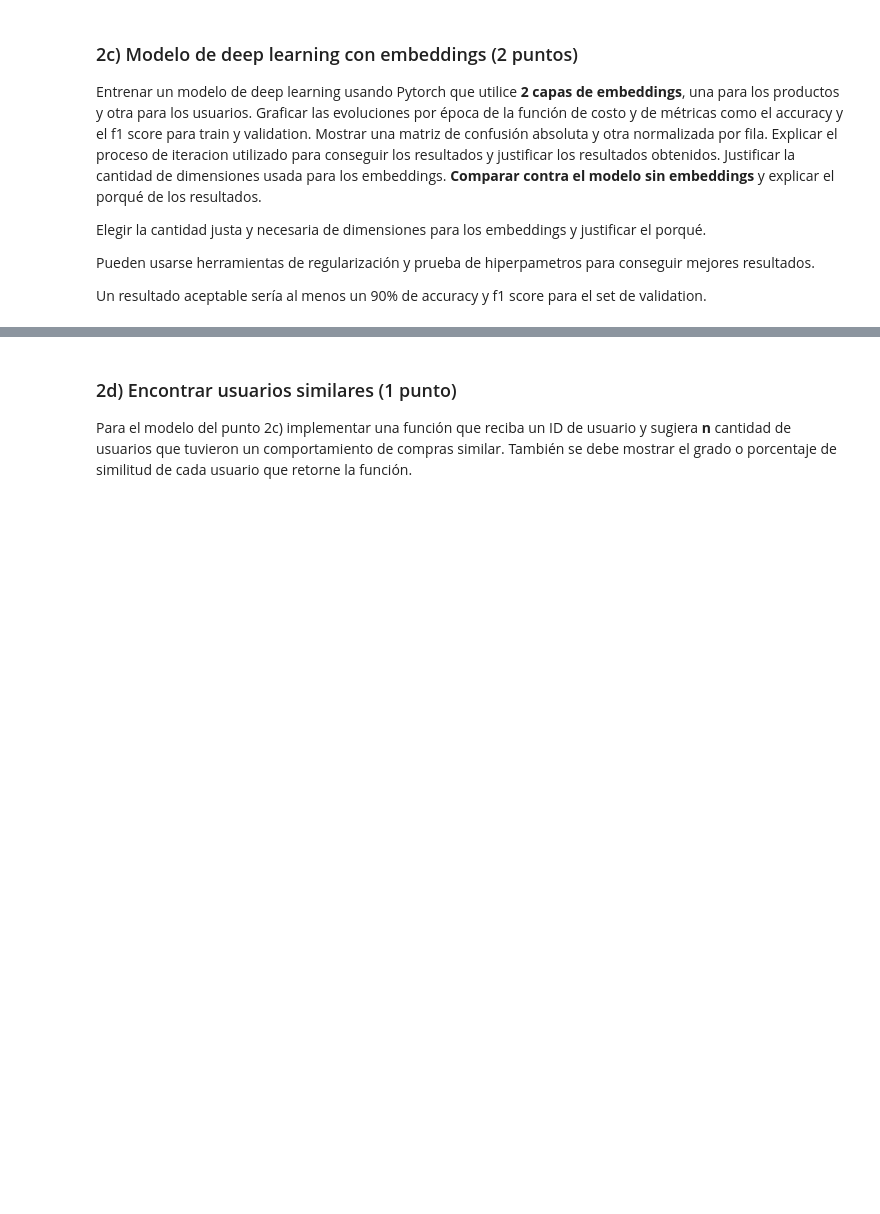
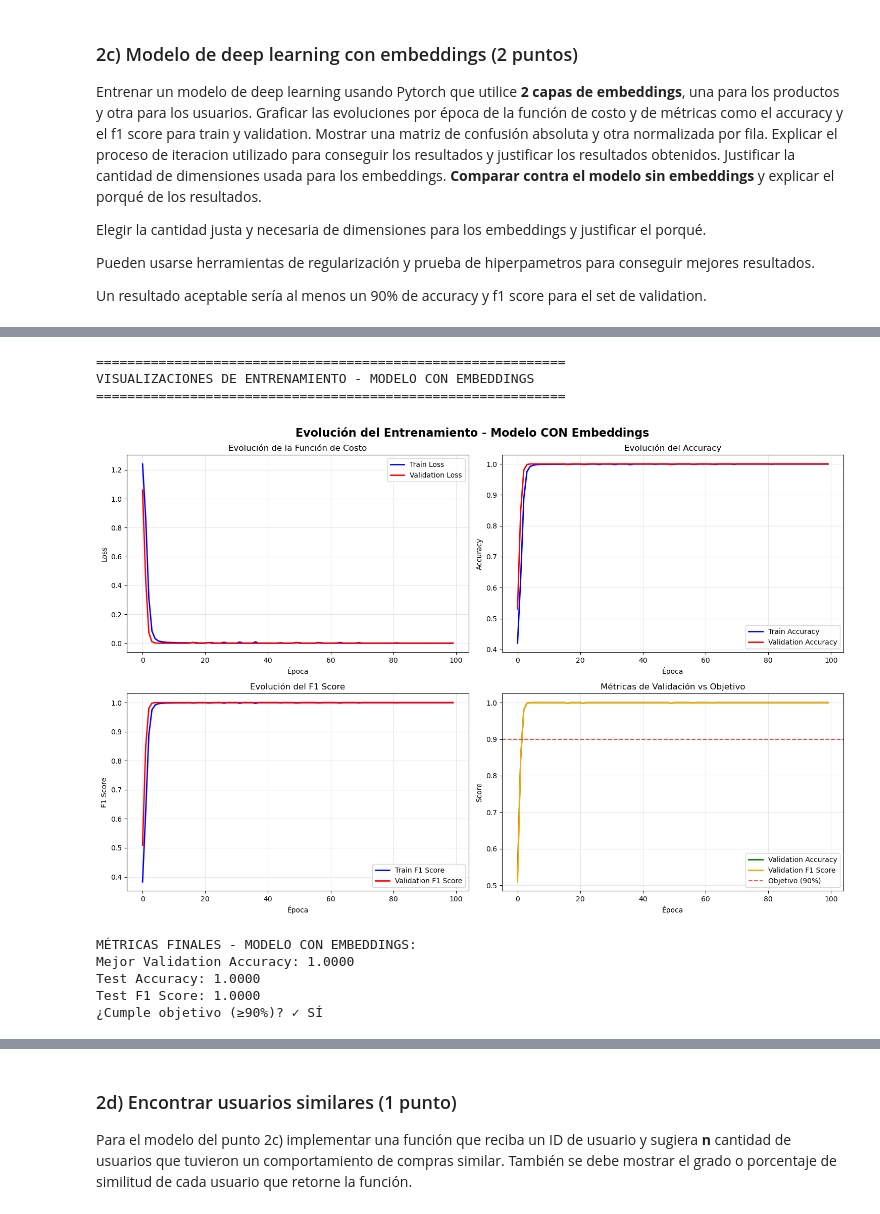
Before and after one commit to joniborda/AprendizajeProfundo, a Jupyter notebook: BORDA_JONATHAN_MATIAS_DL_TP1_Co21-new.ipynb, the cells around one changed output, grey strips where cells are left out. Cells and saved outputs as stored; diff of their text form; code cells hidden in the pictures; blank space fills up the shorter version.

```diff
--- a/BORDA_JONATHAN_MATIAS_DL_TP1_Co21-new.ipynb
+++ b/BORDA_JONATHAN_MATIAS_DL_TP1_Co21-new.ipynb
@@ -1100,7 +1091,6 @@ Validation batches: 143
 Test batches: 143
 Batch size: 256
 # %%
-# Definir arquitectura de la red neuronal
 class CustomerClassifier(nn.Module):
     def __init__(self, input_size, hidden_sizes, num_classes, dropout_rate=0.3):
         super(CustomerClassifier, self).__init__()
@@ -1108,7 +1098,7 @@ class CustomerClassifier(nn.Module):
         layers = []
         prev_size = input_size
 
-        # Crear capas ocultas
+        # Capas ocultas
         for hidden_size in hidden_sizes:
             layers.append(nn.Linear(prev_size, hidden_size))
             layers.append(nn.BatchNorm1d(hidden_size))
@@ -1131,7 +1121,7 @@ def create_model(input_size, hidden_sizes, num_classes, dropout_rate=0.3):
 def train_model(model, train_loader, val_loader, num_epochs, learning_rate, weight_decay=1e-4):
     criterion = nn.CrossEntropyLoss()
     optimizer = optim.Adam(model.parameters(), lr=learning_rate, weight_decay=weight_decay)
-    scheduler = optim.lr_scheduler.ReduceLROnPlateau(optimizer, mode='min', factor=0.5, patience=10, verbose=True)
+    scheduler = optim.lr_scheduler.ReduceLROnPlateau(optimizer, mode='min', factor=0.5, patience=10)
 
     train_losses = []
     val_losses = []
@@ -1181,7 +1171,6 @@ def train_model(model, train_loader, val_loader, num_epochs, learning_rate, weig
                 val_preds.extend(predicted.cpu().numpy())
                 val_targets.extend(batch_labels.cpu().numpy())
 
-        # Calcular métricas
         train_loss /= len(train_loader)
         val_loss /= len(val_loader)
 
@@ -1191,7 +1180,6 @@ def train_model(model, train_loader, val_loader, num_epochs, learning_rate, weig
         train_f1 = f1_score(train_targets, train_preds, average='weighted')
         val_f1 = f1_score(val_targets, val_preds, average='weighted')
 
-        # Guardar métricas
         train_losses.append(train_loss)
         val_losses.append(val_loss)
         train_accuracies.append(train_acc)
@@ -1199,12 +1187,11 @@ def train_model(model, train_loader, val_loader, num_epochs, learning_rate, weig
         train_f1_scores.append(train_f1)
         val_f1_scores.append(val_f1)
 
-        # Guardar mejor modelo
         if val_acc > best_val_acc:
             best_val_acc = val_acc
             best_model_state = model.state_dict().copy()
 
-        # Actualizar learning rate
+        # Learning rate
         scheduler.step(val_loss)
 
         if (epoch + 1) % 10 == 0:
@@ -1213,7 +1200,6 @@ def train_model(model, train_loader, val_loader, num_epochs, learning_rate, weig
                   f'Train Acc: {train_acc:.4f}, Val Acc: {val_acc:.4f}, '
                   f'Train F1: {train_f1:.4f}, Val F1: {val_f1:.4f}')
 
-    # Cargar mejor modelo
     model.load_state_dict(best_model_state)
 
     return {
@@ -1645,0 +2156,63 @@ Un resultado aceptable sería al menos un 90% de accuracy y f1 score para el set
+# %%
+print("=" * 60)
+print("VISUALIZACIONES DE ENTRENAMIENTO - MODELO CON EMBEDDINGS")
+print("=" * 60)
+
+fig, axes = plt.subplots(2, 2, figsize=(15, 10))
+fig.suptitle('Evolución del Entrenamiento - Modelo CON Embeddings', fontsize=16, fontweight='bold')
+
+# Gráfico de pérdida
+axes[0, 0].plot(final_emb_history['train_losses'], label='Train Loss', color='blue', linewidth=2)
+axes[0, 0].plot(final_emb_history['val_losses'], label='Validation Loss', color='red', linewidth=2)
+axes[0, 0].set_title('Evolución de la Función de Costo')
+axes[0, 0].set_xlabel('Época')
+axes[0, 0].set_ylabel('Loss')
+axes[0, 0].legend()
+axes[0, 0].grid(True, alpha=0.3)
+
+# Gráfico de accuracy
+axes[0, 1].plot(final_emb_history['train_accuracies'], label='Train Accuracy', color='blue', linewidth=2)
+axes[0, 1].plot(final_emb_history['val_accuracies'], label='Validation Accuracy', color='red', linewidth=2)
+axes[0, 1].set_title('Evolución del Accuracy')
+axes[0, 1].set_xlabel('Época')
+axes[0, 1].set_ylabel('Accuracy')
+axes[0, 1].legend()
+axes[0, 1].grid(True, alpha=0.3)
+
+# Gráfico de F1 Score
+axes[1, 0].plot(final_emb_history['train_f1_scores'], label='Train F1 Score', color='blue', linewidth=2)
+axes[1, 0].plot(final_emb_history['val_f1_scores'], label='Validation F1 Score', color='red', linewidth=2)
+axes[1, 0].set_title('Evolución del F1 Score')
+axes[1, 0].set_xlabel('Época')
+axes[1, 0].set_ylabel('F1 Score')
+axes[1, 0].legend()
+axes[1, 0].grid(True, alpha=0.3)
+
+# Gráfico combinado de métricas
+axes[1, 1].plot(final_emb_history['val_accuracies'], label='Validation Accuracy', color='green', linewidth=2)
+axes[1, 1].plot(final_emb_history['val_f1_scores'], label='Validation F1 Score', color='orange', linewidth=2)
+axes[1, 1].axhline(y=0.90, color='red', linestyle='--', label='Objetivo (90%)', alpha=0.7)
+axes[1, 1].set_title('Métricas de Validación vs Objetivo')
+axes[1, 1].set_xlabel('Época')
+axes[1, 1].set_ylabel('Score')
+axes[1, 1].legend()
+axes[1, 1].grid(True, alpha=0.3)
+
+plt.tight_layout()
+plt.show()
+
+print(f"\nMÉTRICAS FINALES - MODELO CON EMBEDDINGS:")
+print(f"Mejor Validation Accuracy: {final_emb_history['best_val_acc']:.4f}")
+print(f"Test Accuracy: {test_emb_acc:.4f}")
+print(f"Test F1 Score: {test_emb_f1:.4f}")
+print(f"¿Cumple objetivo (≥90%)? {'✓ SÍ' if test_emb_acc >= 0.90 else '✗ NO'}")
+# %% [output]
+============================================================
+VISUALIZACIONES DE ENTRENAMIENTO - MODELO CON EMBEDDINGS
+============================================================
+[figure, added]
+MÉTRICAS FINALES - MODELO CON EMBEDDINGS:
+Mejor Validation Accuracy: 1.0000
+Test Accuracy: 1.0000
+Test F1 Score: 1.0000
+¿Cumple objetivo (≥90%)? ✓ SÍ
```
Also changed, not shown: parts of 30 cells of this notebook.
